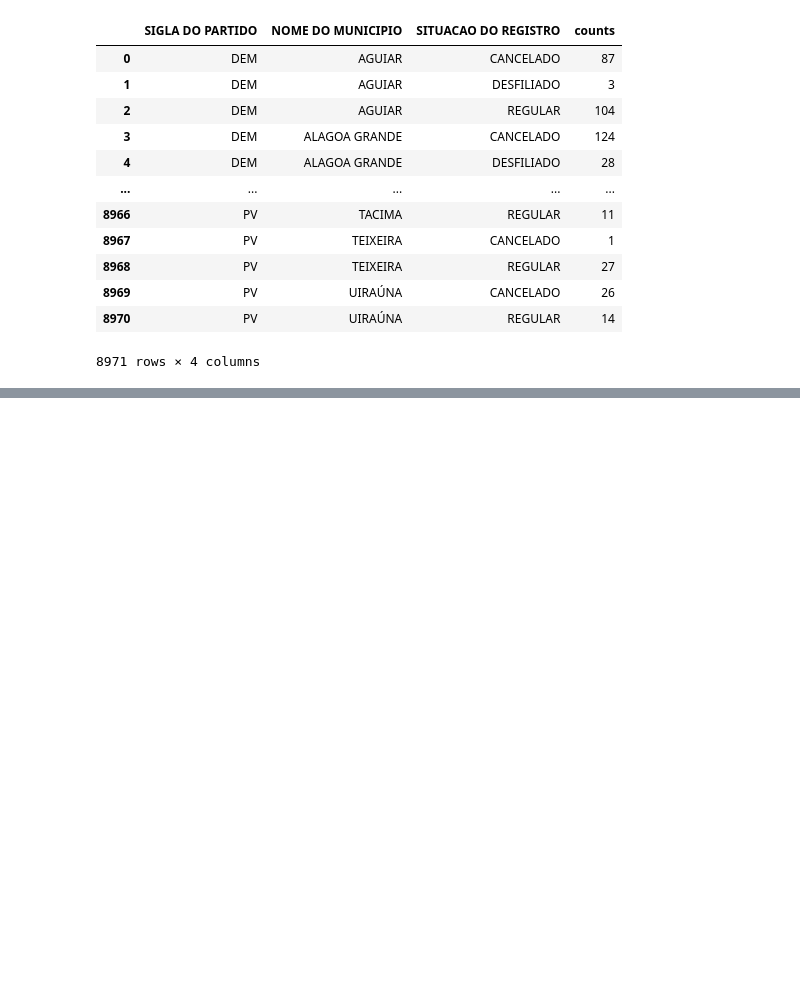
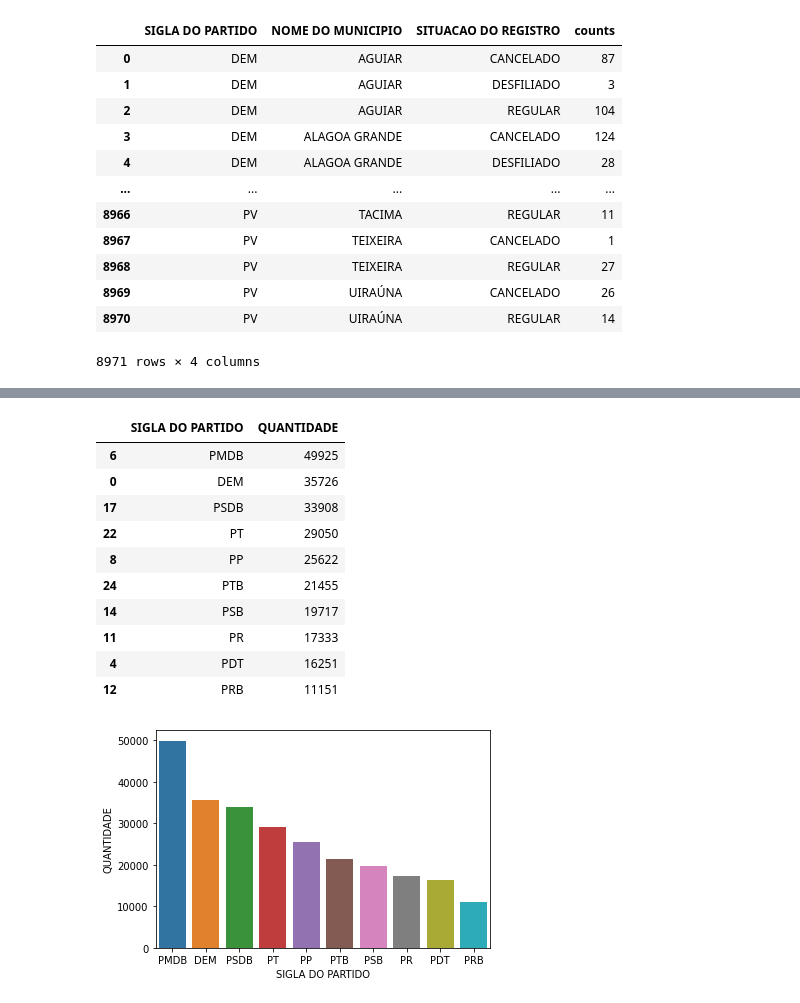
Before and after one commit to aurenivia/ICDFPP, a Jupyter notebook: ICD_Projeto.ipynb, the cells around one changed output, grey strips where cells are left out. Saved outputs shown, nothing was run; the diff lists cells and outputs as text; code cells hidden in the pictures; blank space fills up the shorter version.

```diff
--- a/ICD_Projeto.ipynb
+++ b/ICD_Projeto.ipynb
@@ -207,0 +215,27 @@ filiados_paraiba.groupby(by=["SIGLA DO PARTIDO", "NOME DO MUNICIPIO", "SITUACAO
+# %%
+#@title Registro Ativos de Pessoas Físicas em Partidos
+import seaborn as sns
+filiados_por_partido = filiados_paraiba\
+  [filiados_paraiba['SITUACAO DO REGISTRO'] == "REGULAR"]\
+  .groupby(by=["SIGLA DO PARTIDO"])\
+  .size()\
+  .reset_index(name='QUANTIDADE')\
+  .sort_values(by="QUANTIDADE", ascending=False)\
+  .head(10)
+  # .set_index('SIGLA DO PARTIDO')
+
+sns.barplot(data=filiados_por_partido, x="SIGLA DO PARTIDO", y="QUANTIDADE")
+filiados_por_partido
+# %% [output]
+|  | SIGLA DO PARTIDO | QUANTIDADE |
+| 6 | PMDB | 49925 |
+| 0 | DEM | 35726 |
+| 17 | PSDB | 33908 |
+| 22 | PT | 29050 |
+| 8 | PP | 25622 |
+| 24 | PTB | 21455 |
+| 14 | PSB | 19717 |
+| 11 | PR | 17333 |
+| 4 | PDT | 16251 |
+| 12 | PRB | 11151 |
+[figure, added]
```
Also changed, not shown: parts of 7 cells of this notebook.
